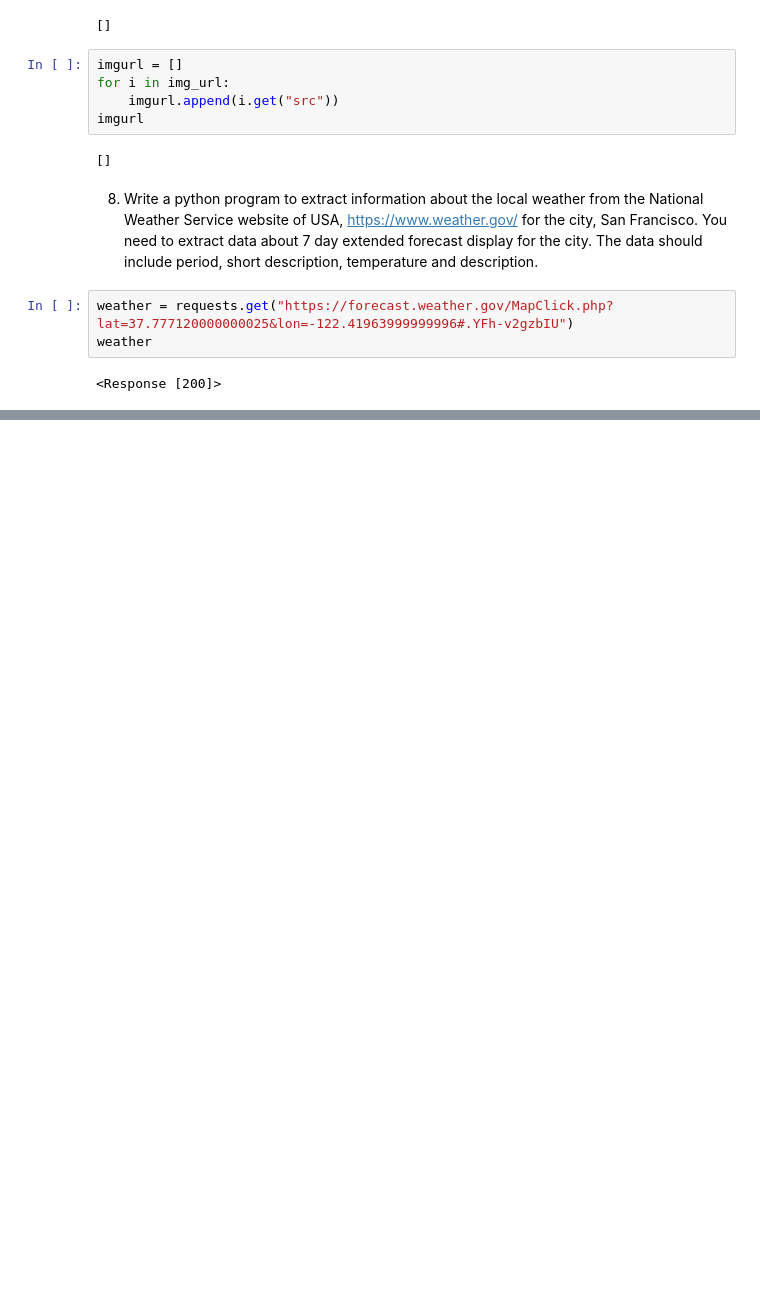
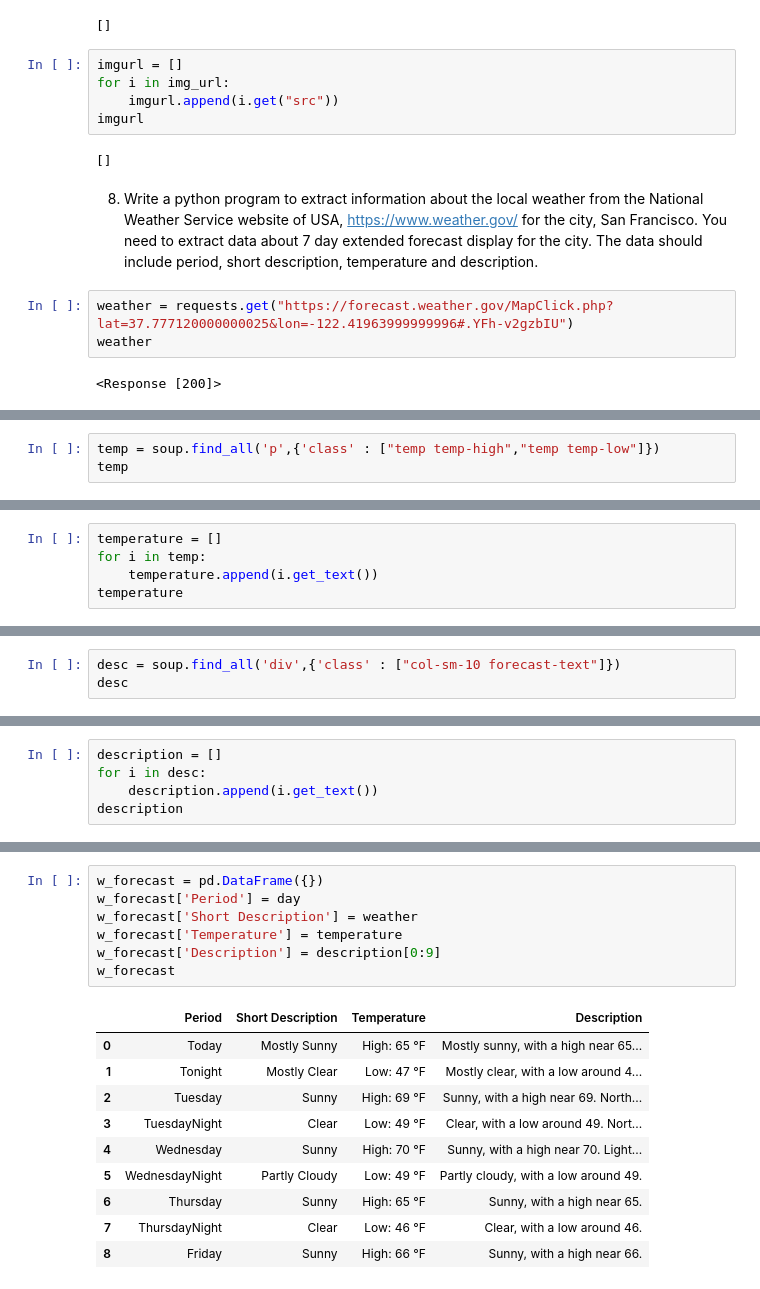
Before and after one commit to dsvikasojha/Flip-Robo-Web-Scrapping-Assignment, a Jupyter notebook: Flip Robo Assignment - Web Scrapping- Beautiful Soup.ipynb, the cells around one changed output, grey strips where cells are left out. Drawn from its saved outputs; the diff is of its cells as text; blank space fills up the shorter version.

```diff
--- a/Flip Robo Assignment - Web Scrapping- Beautiful Soup.ipynb
+++ b/Flip Robo Assignment - Web Scrapping- Beautiful Soup.ipynb
@@ -1858,0 +1912,3 @@ prd
+# %%
+temp = soup.find_all('p',{'class' : ["temp temp-high","temp temp-low"]})
+temp
@@ -1858,0 +1925,5 @@ prd
+# %%
+temperature = []
+for i in temp:
+    temperature.append(i.get_text())
+temperature
@@ -1858,0 +1940,3 @@ prd
+# %%
+desc = soup.find_all('div',{'class' : ["col-sm-10 forecast-text"]})
+desc
@@ -1858,0 +1957,5 @@ prd
+# %%
+description = []
+for i in desc:
+    description.append(i.get_text())
+description
@@ -1858,0 +1976,18 @@ prd
+# %%
+w_forecast = pd.DataFrame({})
+w_forecast['Period'] = day
+w_forecast['Short Description'] = weather
+w_forecast['Temperature'] = temperature
+w_forecast['Description'] = description[0:9]
+w_forecast
+# %% [output]
+|  | Period | Short Description | Temperature | Description |
+| 0 | Today | Mostly Sunny | High: 65 °F | Mostly sunny, with a high near 65... |
+| 1 | Tonight | Mostly Clear | Low: 47 °F | Mostly clear, with a low around 4... |
+| 2 | Tuesday | Sunny | High: 69 °F | Sunny, with a high near 69. North... |
+| 3 | TuesdayNight | Clear | Low: 49 °F | Clear, with a low around 49. Nort... |
+| 4 | Wednesday | Sunny | High: 70 °F | Sunny, with a high near 70. Light... |
+| 5 | WednesdayNight | Partly Cloudy | Low: 49 °F | Partly cloudy, with a low around 49. |
+| 6 | Thursday | Sunny | High: 65 °F | Sunny, with a high near 65. |
+| 7 | ThursdayNight | Clear | Low: 46 °F | Clear, with a low around 46. |
+| 8 | Friday | Sunny | High: 66 °F | Sunny, with a high near 66. |
```
Also changed, not shown: parts of 9 cells of this notebook.
